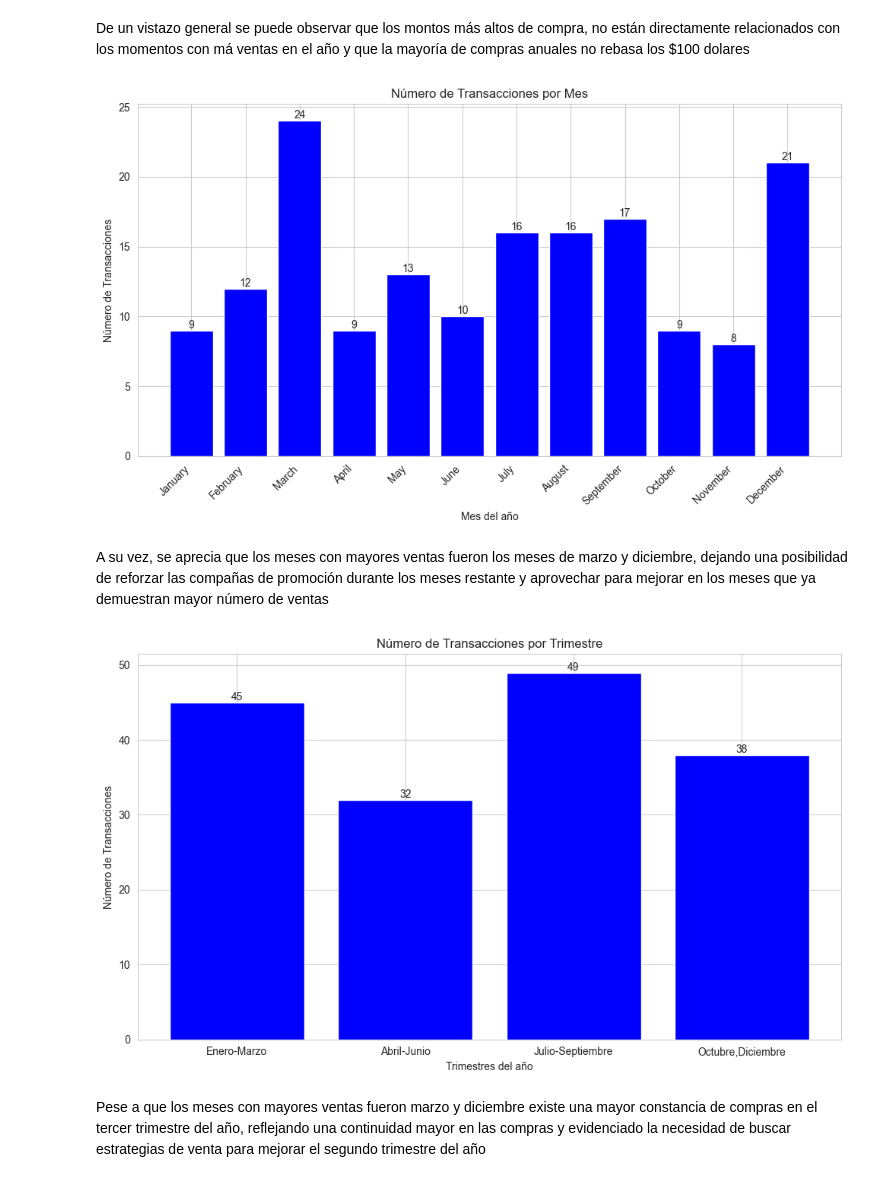
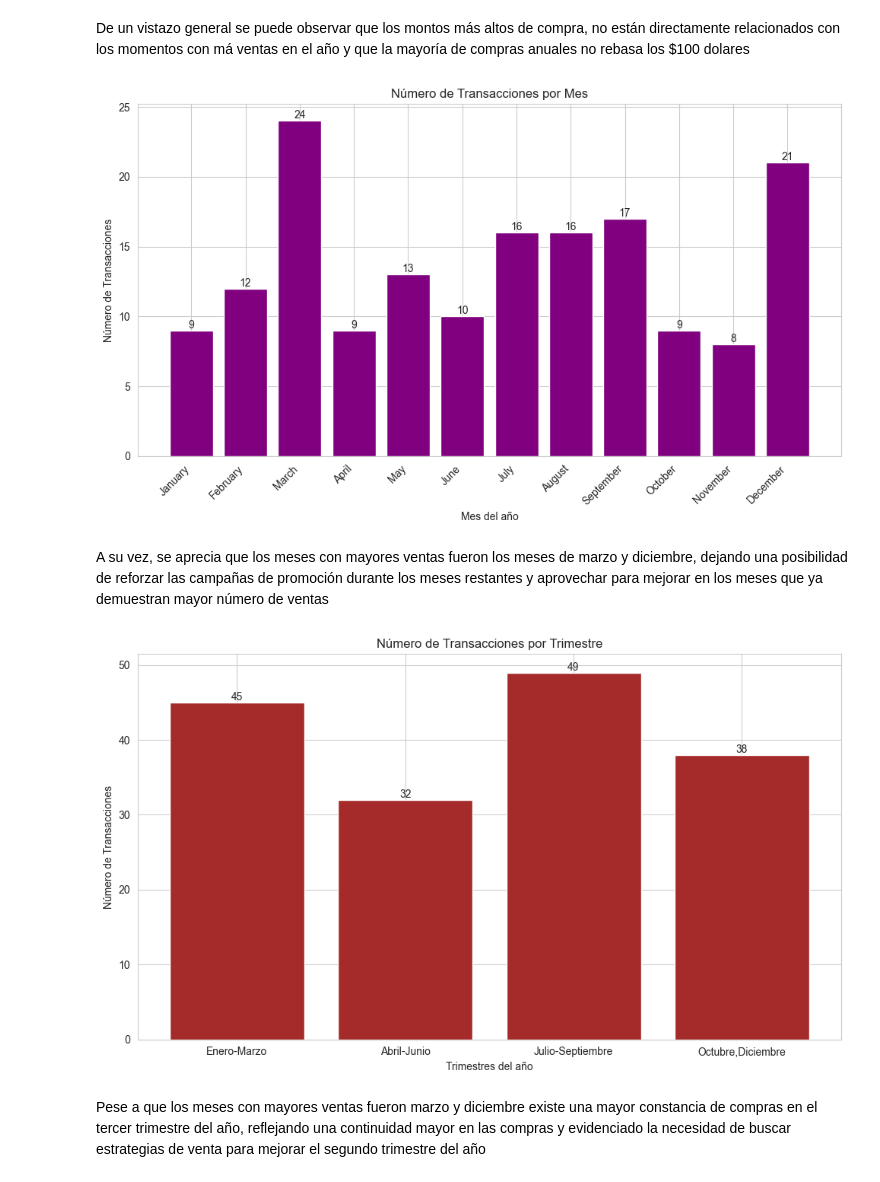
Before and after one commit to Bryan31004/Consumer_Spending_Prediction_ML, a Jupyter notebook: Consumer_Spending_Prediction ML.ipynb, the cells around one changed output. Saved outputs shown, nothing was run; the diff lists cells and outputs as text; code cells hidden in the pictures.

```diff
--- a/Consumer_Spending_Prediction ML.ipynb
+++ b/Consumer_Spending_Prediction ML.ipynb
@@ -493,7 +604,7 @@ months_names = [calendar.month_name[month] for month in month_counts.index]
 
 # Crear el gráfico de barras
 plt.figure(figsize=(10, 6))
-plt.bar(months_names, month_counts.values, color='blue')
+plt.bar(months_names, month_counts.values, color='purple')
 
 # Añadir texto con el valor de cada barra
 for i, count in enumerate(month_counts.values):
@@ -511,37 +622,37 @@ plt.ylabel('Número de Transacciones')
 plt.tight_layout()
 plt.show()
 # %% [output]
-[figure, old version]
+[figure, new version]
 # %% [markdown]
-A su vez, se aprecia que los meses con mayores ventas fueron los meses de marzo y diciembre, dejando una posibilidad de reforzar las compañas de promoción durante los meses restante y aprovechar para mejorar en los meses que ya demuestran mayor número de ventas
+A su vez, se aprecia que los meses con mayores ventas fueron los meses de marzo y diciembre, dejando una posibilidad de reforzar las campañas de promoción durante los meses restantes y aprovechar para mejorar en los meses que ya demuestran mayor número de ventas
 # %%
 # Calcular el conteo de transacciones por trimestre
 quarter_counts = filtered_data['quarterMonth'].value_counts().sort_index()
 
 # Obtener los nombres de los trimestres
 quarters_names = ['Enero-Marzo', 'Abril-Junio', 'Julio-Septiembre', 'Octubre,Diciembre']
 
 # Crear el gráfico de barras
 plt.figure(figsize=(10, 6))
-plt.bar(quarters_names, quarter_counts.values, color='blue')
+plt.bar(quarters_names, quarter_counts.values, color='brown')
 
 # Añadir texto con el valor de cada barra
 for i, count in enumerate(quarter_counts.values):
     plt.text(i, count, str(count), ha='center', va='bottom')
 
 # Ajustar las etiquetas del eje x para que sean más legibles
 plt.xticks(range(len(quarters_names)), quarters_names)
 
 # Título y etiquetas de los ejes
 plt.title('Número de Transacciones por Trimestre')
 plt.xlabel('Trimestres del año')
 plt.ylabel('Número de Transacciones')
 
 # Mostrar el gráfico
 plt.tight_layout()
 plt.show()
 # %% [output]
-[figure, old version]
+[figure, new version]
 # %% [markdown]
 Pese a que los meses con mayores ventas fueron marzo y diciembre existe una mayor constancia de compras en el tercer trimestre del año, reflejando una continuidad mayor en las compras y evidenciado la necesidad de buscar estrategias de venta para mejorar el segundo trimestre del año
 # %%
```
Also changed, not shown: parts of 53 cells of this notebook, 3 other files.
